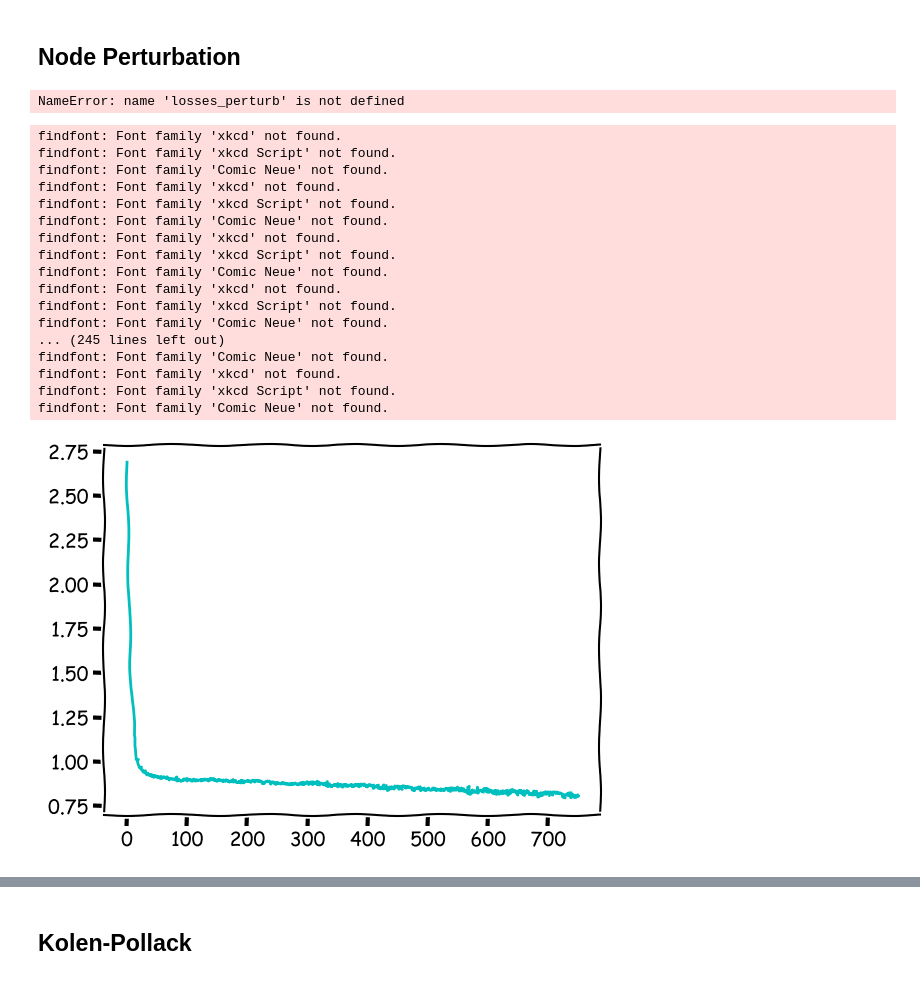
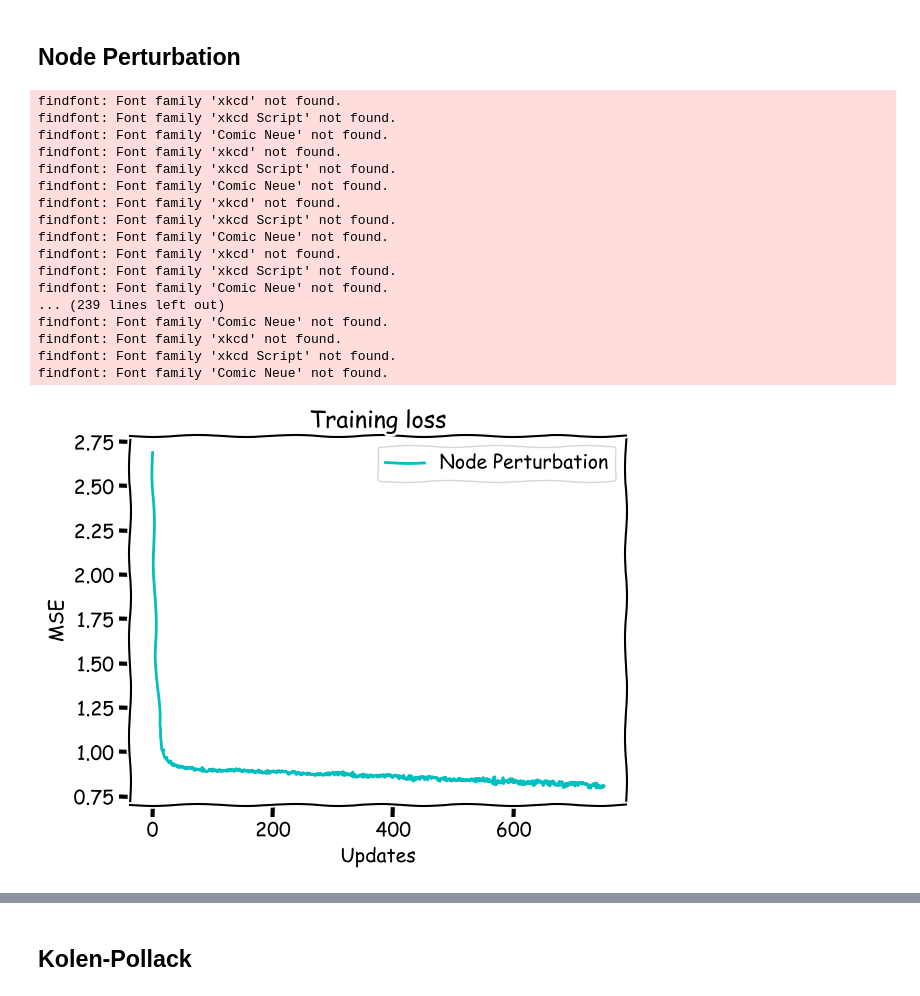
Before and after one commit to mwassermann/NMA-Microlearning-Project, a Jupyter notebook: Greens.ipynb, the cells around one changed output, grey strips where cells are left out. Saved outputs shown, nothing was run; the diff lists cells and outputs as text; code cells hidden in the pictures.

```diff
--- a/Greens.ipynb
+++ b/Greens.ipynb
@@ -941,8 +941,8 @@ class MLP(object):
     # The initialization function
     def __init__(self,
                 rng,
+                num_hidden,
                 num_inputs = NUM_INPUTS,
-                num_hidden=100,
                 num_outputs = NUM_OUTPUTS,
                 sigma=1.0, activation='sigmoid'):
         """
@@ -957,15 +957,18 @@ class MLP(object):
 
         super().__init__()
 
-        self.num_hidden = num_hidden
+        self.N = num_hidden
         self.sigma = sigma
         self.activation = activation
 
         # initialize the weights
-        self.W_h = rng.normal(scale=self.sigma, size=(self.num_hidden, num_inputs + 1))  # input-to-hidden weights & bias
-        self.W_y = rng.normal(scale=self.sigma, size=(num_outputs, self.num_hidden + 1))  # hidden-to-output weights & bias
-        self.B = rng.normal(scale=self.sigma, size=(self.num_hidden, num_outputs))  # feedback weights
+        #self.W_h = rng.normal(scale=self.sigma, size=(self.num_hidden, num_inputs + 1))  # input-to-hidden weights & bias
+        #self.W_y = rng.normal(scale=self.sigma, size=(num_outputs, self.num_hidden + 1))  # hidden-to-output weights & bias
+        #self.B = rng.normal(scale=self.sigma, size=(self.num_hidden, num_outputs))  # feedback weights
 
+        self.W_h = rng.normal(scale=self.sigma, size=(self.N, num_inputs+1))  # input-to-hidden weights & bias
+        self.W_y = rng.normal(scale=self.sigma, size=(10, self.N + 1))  # hidden-to-output weights & bias
+        self.B = rng.normal(scale=self.sigma, size=(self.N, 10))
     def _store_initial_weights_biases(self):
         """
         Stores a copy of the network's initial weights and biases.
@@ -1274,48 +1277,47 @@ class NodePerturbMLP(MLP):
 # %%
 # @title Train and observe the performance of NodePerturbMLP
 
 losses_node_perturb = np.zeros((numupdates,))
 accuracy_node_perturb = np.zeros((numepochs,))
 
 # set the random seed
 rng_np = np.random.default_rng(seed=seed)
 
 # select 1000 random images to test the accuracy on
 indices = rng_np.choice(range(test_images.shape[1]), size=(1000,), replace=False)
 
 # create a network and train it using weight perturbation
 with contextlib.redirect_stdout(io.StringIO()):
-    netnodeperturb = NodePerturbMLP(rng_np, numhidden, sigma=initweight, activation=activation)
+    netnodeperturb = NodePerturbMLP(rng_np, numhidden, num_inputs = 784, sigma=initweight, activation=activation)
     (losses_node_perturb[:], accuracy_node_perturb[:], _, snr_node_perturb) = \
         netnodeperturb.train(rng_np, train_images, train_labels, numepochs, test_images[:, indices], test_labels[:, indices], \
                              learning_rate=learnrate, batch_size=batchsize, algorithm='node_perturb', noise=noise, \
                              report=report, report_rate=rep_rate)
 
 # plot performance over time
 with plt.xkcd():
     plt.plot(losses_node_perturb, label="Node Perturbation", color='c')
     plt.xlabel("Updates")
     plt.ylabel("MSE")
     plt.legend()
     plt.title("Training loss")
     plt.show()
 # %% [output]
-NameError: name 'losses_perturb' is not defined
+findfont: Font family 'xkcd' not found.
+findfont: Font family 'xkcd Script' not found.
+findfont: Font family 'Comic Neue' not found.
+findfont: Font family 'xkcd' not found.
+findfont: Font family 'xkcd Script' not found.
+findfont: Font family 'Comic Neue' not found.
+findfont: Font family 'xkcd' not found.
+findfont: Font family 'xkcd Script' not found.
+findfont: Font family 'Comic Neue' not found.
+findfont: Font family 'xkcd' not found.
+findfont: Font family 'xkcd Script' not found.
+findfont: Font family 'Comic Neue' not found.
+... (239 lines left out)
+findfont: Font family 'Comic Neue' not found.
+findfont: Font family 'xkcd' not found.
+findfont: Font family 'xkcd Script' not found.
+findfont: Font family 'Comic Neue' not found.
-findfont: Font family 'xkcd' not found.
-findfont: Font family 'xkcd Script' not found.
-findfont: Font family 'Comic Neue' not found.
-findfont: Font family 'xkcd' not found.
-findfont: Font family 'xkcd Script' not found.
-findfont: Font family 'Comic Neue' not found.
-findfont: Font family 'xkcd' not found.
-findfont: Font family 'xkcd Script' not found.
-findfont: Font family 'Comic Neue' not found.
-findfont: Font family 'xkcd' not found.
-findfont: Font family 'xkcd Script' not found.
-findfont: Font family 'Comic Neue' not found.
-... (245 lines left out)
-findfont: Font family 'Comic Neue' not found.
-findfont: Font family 'xkcd' not found.
-findfont: Font family 'xkcd Script' not found.
-findfont: Font family 'Comic Neue' not found.
-[figure, old version]
+[figure, new version]
```
Also changed, not shown: parts of 4 cells of this notebook.
